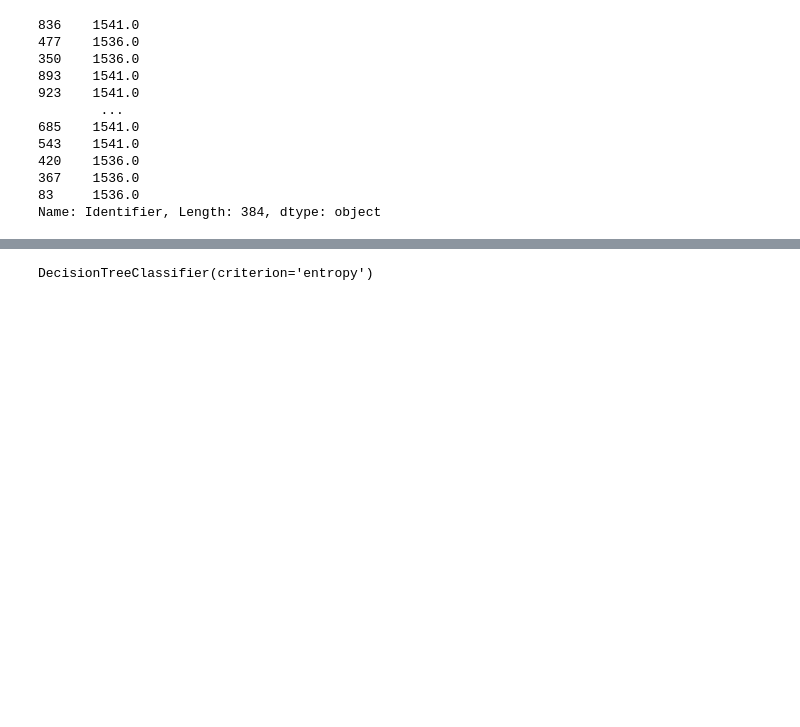
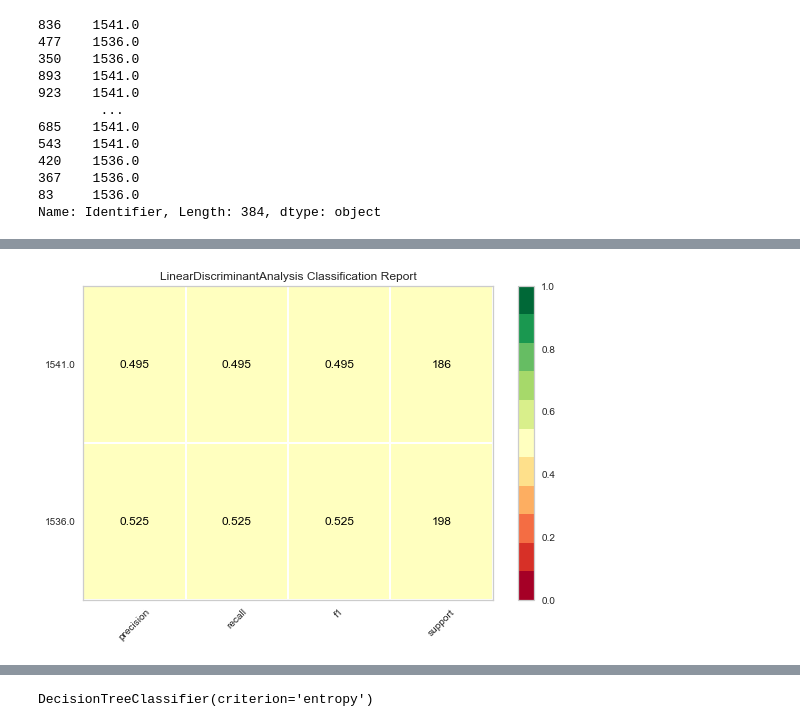
Before and after one commit to mrpotato180/hmi_super_grupo, a Jupyter notebook: PROJECT.ipynb, the cells around one changed output, grey strips where cells are left out. Cells and saved outputs as stored; diff of their text form; code cells hidden in the pictures; blank space fills up the shorter version.

```diff
--- a/PROJECT.ipynb
+++ b/PROJECT.ipynb
@@ -1609,0 +1726,7 @@ Name: Identifier, Length: 384, dtype: object
+# %%
+# One-liner report. We use a previously fitted model
+cr_viz = classification_report(lda,
+                               X_train4, y_train4, X_test4, y_test4,
+                               is_fitted=True, support=True, cmap='RdYlGn')
+# %% [output]
+[figure, added]
```
Also changed, not shown: parts of 45 cells of this notebook.
